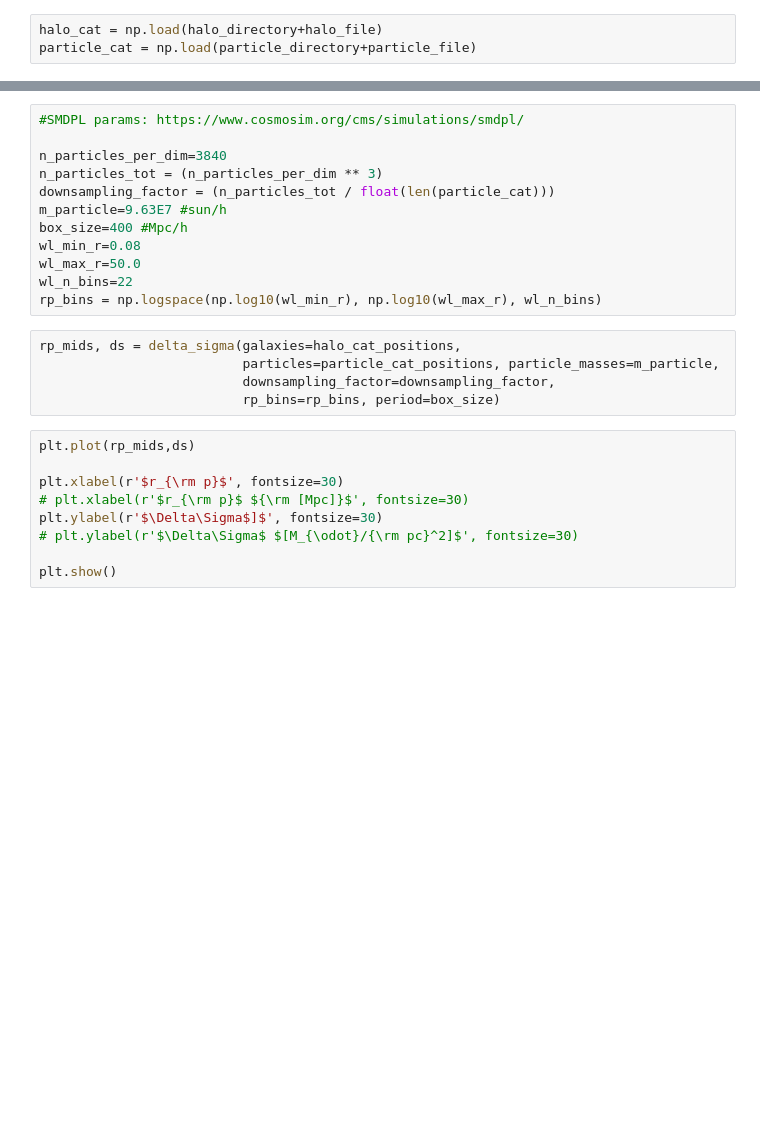
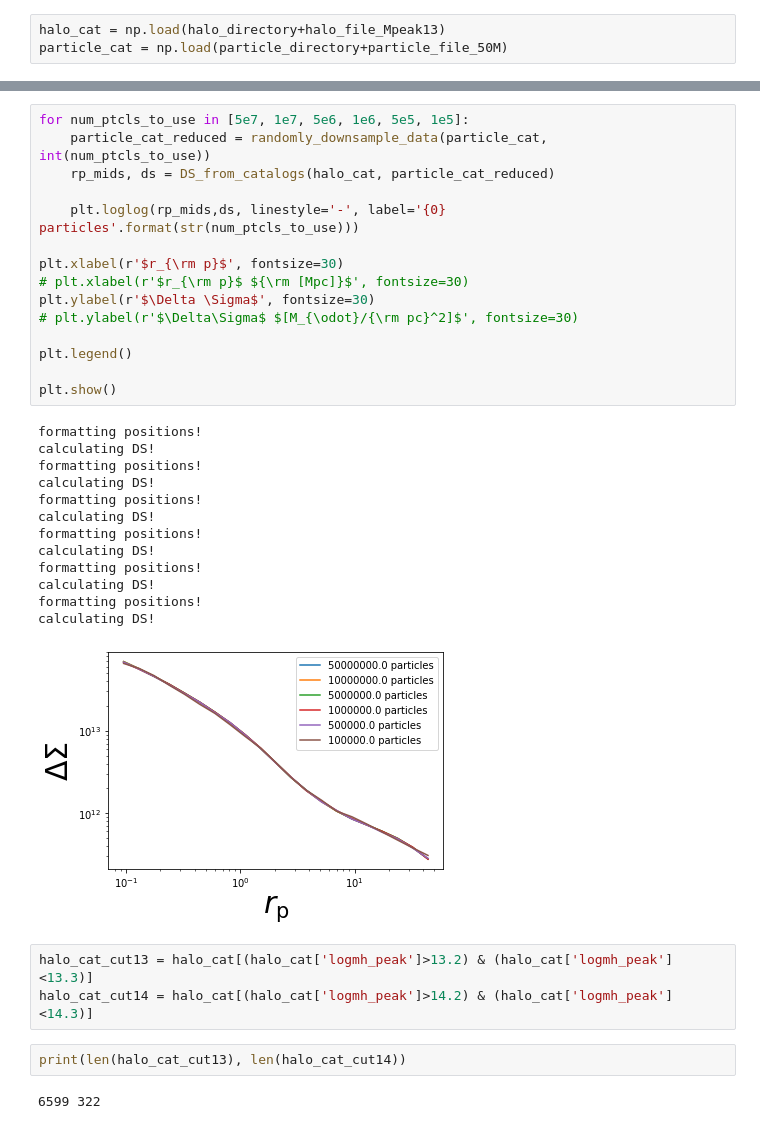
Before and after one commit to f-ardila/baryonic_effects, a Jupyter notebook: testing_DS_with_reduced_catalogs.ipynb, the cells around one changed output, grey strips where cells are left out. Cells and saved outputs as stored; diff of their text form; blank space fills up the shorter version.

```diff
--- a/testing_DS_with_reduced_catalogs.ipynb
+++ b/testing_DS_with_reduced_catalogs.ipynb
@@ -12,3 +183,3 @@ particle_file = 'um_smdpl_particles_0.7124_50m.npy'
 # %%
-halo_cat = np.load(halo_directory+halo_file)
-particle_cat = np.load(particle_directory+particle_file)
+halo_cat = np.load(halo_directory+halo_file_Mpeak13)
+particle_cat = np.load(particle_directory+particle_file_50M)
@@ -41,26 +186,36 @@ array([[ 14.66959 ,  16.224859,  17.419121],
-# %%
-#SMDPL params: https://www.cosmosim.org/cms/simulations/smdpl/
-
-n_particles_per_dim=3840
-n_particles_tot = (n_particles_per_dim ** 3)
-downsampling_factor = (n_particles_tot / float(len(particle_cat)))
-m_particle=9.63E7 #sun/h
-box_size=400 #Mpc/h
-wl_min_r=0.08
-wl_max_r=50.0
-wl_n_bins=22
-rp_bins = np.logspace(np.log10(wl_min_r), np.log10(wl_max_r), wl_n_bins)
-# %%
-rp_mids, ds = delta_sigma(galaxies=halo_cat_positions,
-                          particles=particle_cat_positions, particle_masses=m_particle,
-                          downsampling_factor=downsampling_factor,
-                          rp_bins=rp_bins, period=box_size)
 # %%
-plt.plot(rp_mids,ds)
+for num_ptcls_to_use in [5e7, 1e7, 5e6, 1e6, 5e5, 1e5]:
+    particle_cat_reduced = randomly_downsample_data(particle_cat, int(num_ptcls_to_use))
+    rp_mids, ds = DS_from_catalogs(halo_cat, particle_cat_reduced)
+
+    plt.loglog(rp_mids,ds, linestyle='-', label='{0} particles'.format(str(num_ptcls_to_use)))
 
 plt.xlabel(r'$r_{\rm p}$', fontsize=30)
 # plt.xlabel(r'$r_{\rm p}$ ${\rm [Mpc]}$', fontsize=30)
-plt.ylabel(r'$\Delta\Sigma$]$', fontsize=30)
+plt.ylabel(r'$\Delta \Sigma$', fontsize=30)
 # plt.ylabel(r'$\Delta\Sigma$ $[M_{\odot}/{\rm pc}^2]$', fontsize=30)
 
+plt.legend()
+
 plt.show()
+# %% [output]
+formatting positions!
+calculating DS!
+formatting positions!
+calculating DS!
+formatting positions!
+calculating DS!
+formatting positions!
+calculating DS!
+formatting positions!
+calculating DS!
+formatting positions!
+calculating DS!
+[figure, added]
+# %%
+halo_cat_cut13 = halo_cat[(halo_cat['logmh_peak']>13.2) & (halo_cat['logmh_peak']<13.3)]
+halo_cat_cut14 = halo_cat[(halo_cat['logmh_peak']>14.2) & (halo_cat['logmh_peak']<14.3)]
+# %%
+print(len(halo_cat_cut13), len(halo_cat_cut14))
+# %% [output]
+6599 322
```
Also changed, not shown: parts of 20 cells of this notebook.
